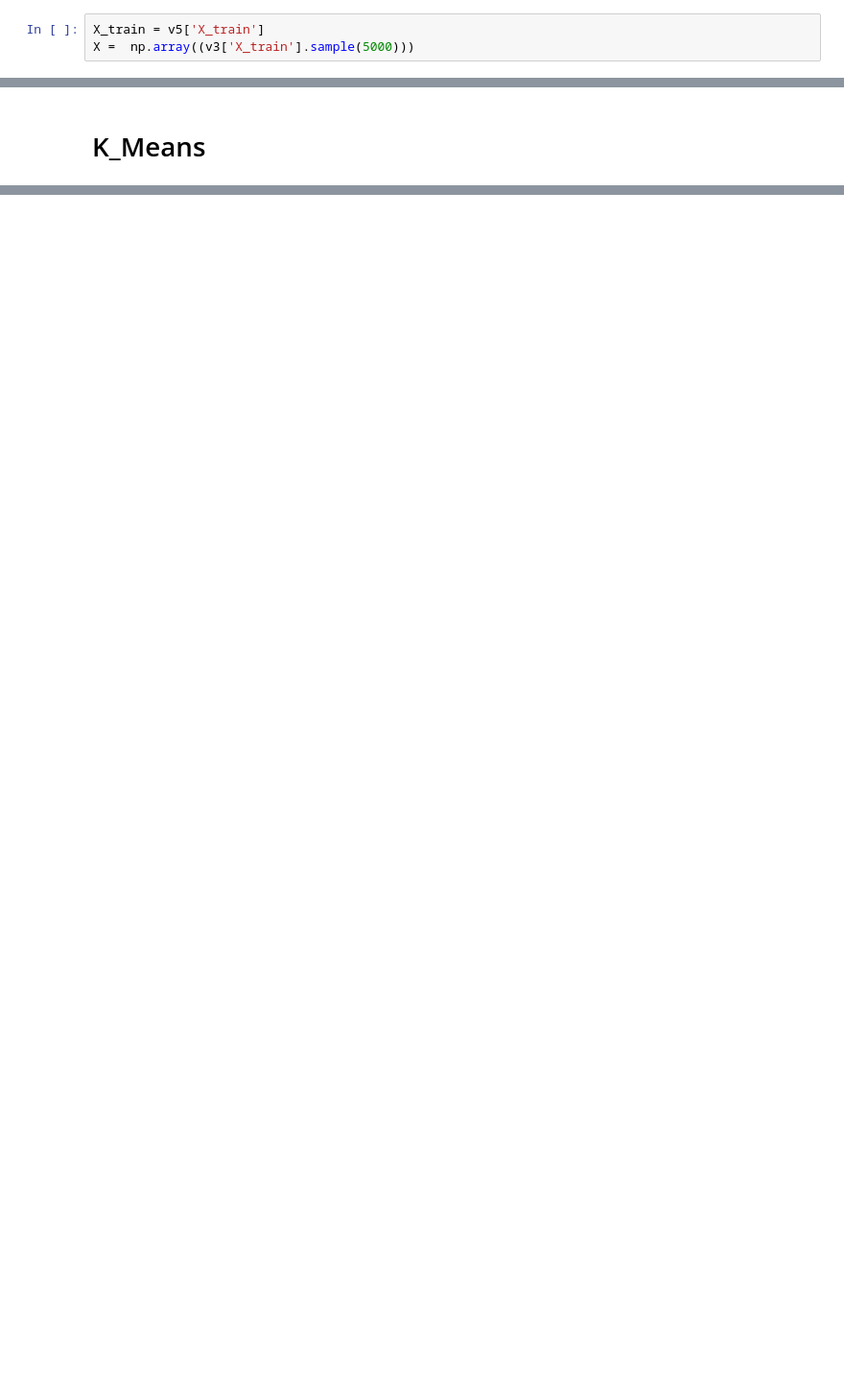
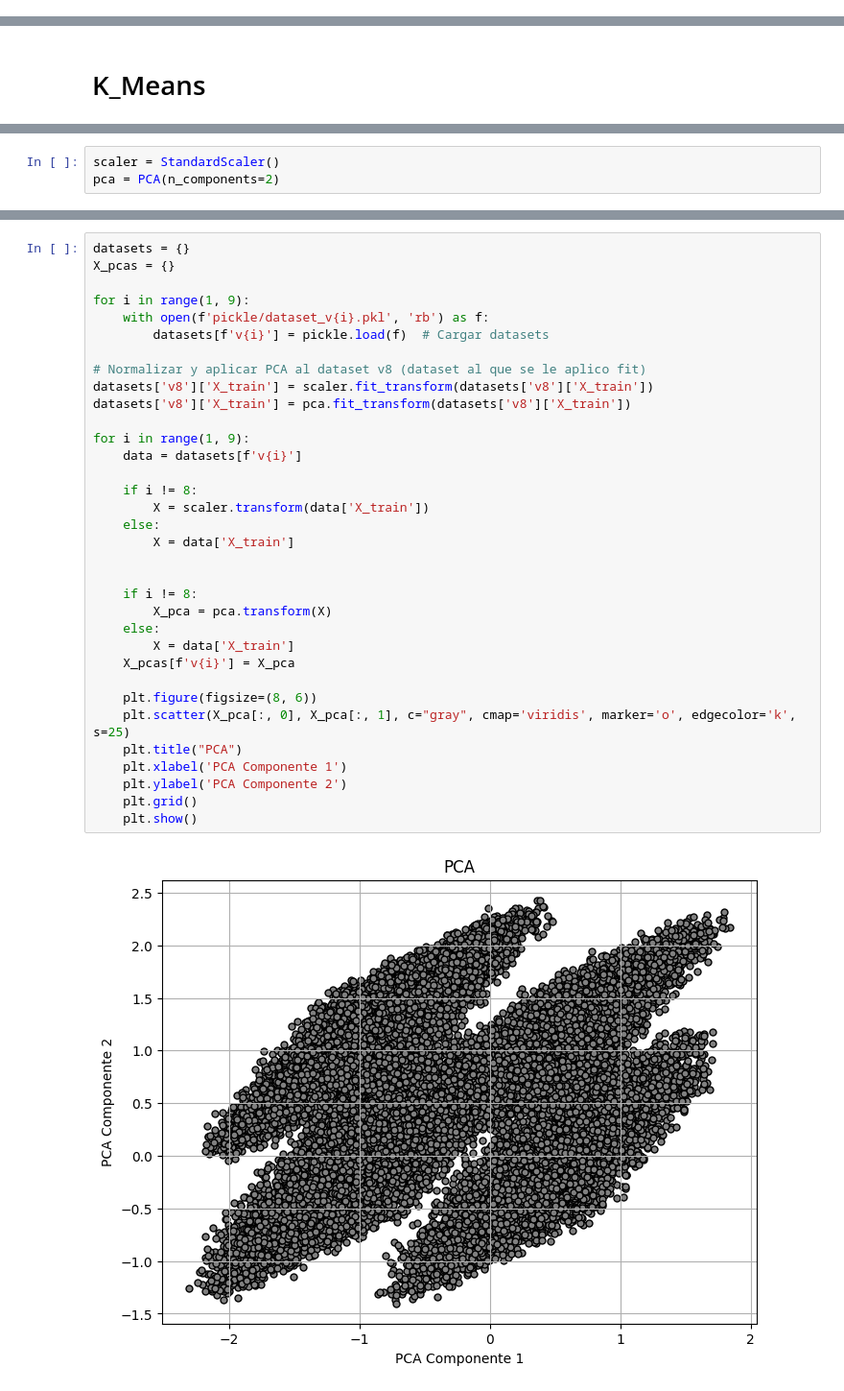
Before and after one commit to b0mbillo/practica_2_IA, a Jupyter notebook: aprendizaje_no_supervisado.ipynb, the cells around one changed output, grey strips where cells are left out. Shown at 96% size. Drawn from its saved outputs; the diff is of its cells as text; blank space fills up the shorter version.

```diff
--- a/aprendizaje_no_supervisado.ipynb
+++ b/aprendizaje_no_supervisado.ipynb
@@ -23,3 +13,0 @@ v8 = datasets['v8']
-# %%
-X_train = v5['X_train']
-X =  np.array((v3['X_train'].sample(5000)))
@@ -127,0 +20,3 @@ Cantidad óptima de clústeres según silhouette score: 5
+# %%
+scaler = StandardScaler()
+pca = PCA(n_components=2)
@@ -127,0 +25,36 @@ Cantidad óptima de clústeres según silhouette score: 5
+# %%
+datasets = {}
+X_pcas = {}
+
+for i in range(1, 9):
+    with open(f'pickle/dataset_v{i}.pkl', 'rb') as f:
+        datasets[f'v{i}'] = pickle.load(f)  # Cargar datasets
+
+# Normalizar y aplicar PCA al dataset v8 (dataset al que se le aplico fit)
+datasets['v8']['X_train'] = scaler.fit_transform(datasets['v8']['X_train'])
+datasets['v8']['X_train'] = pca.fit_transform(datasets['v8']['X_train'])
+
+for i in range(1, 9):
+    data = datasets[f'v{i}']
+
+    if i != 8:
+        X = scaler.transform(data['X_train'])
+    else:
+        X = data['X_train']
+
+
+    if i != 8:
+        X_pca = pca.transform(X)
+    else:
+        X = data['X_train']
+    X_pcas[f'v{i}'] = X_pca
+
+    plt.figure(figsize=(8, 6))
+    plt.scatter(X_pca[:, 0], X_pca[:, 1], c="gray", cmap='viridis', marker='o', edgecolor='k', s=25)
+    plt.title("PCA")
+    plt.xlabel('PCA Componente 1')
+    plt.ylabel('PCA Componente 2')
+    plt.grid()
+    plt.show()
+# %% [output]
+[figure, added]
```
Also changed, not shown: parts of 36 cells of this notebook, 1 other file.
